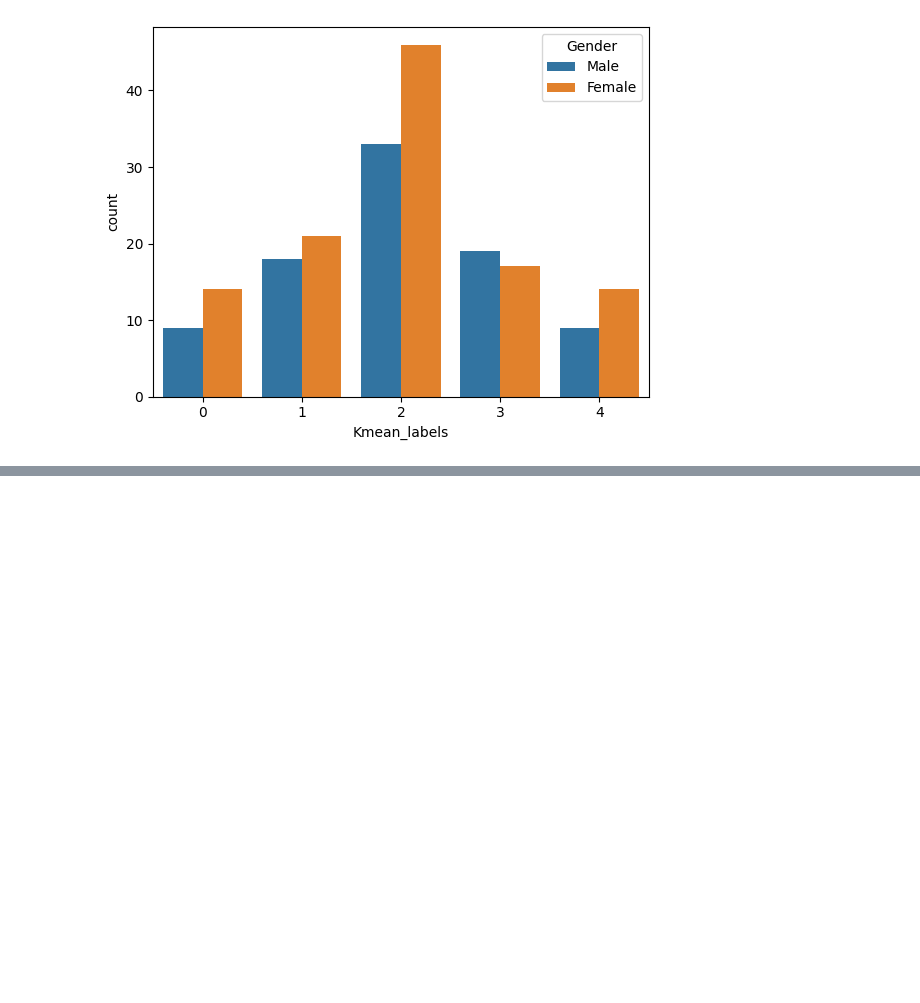
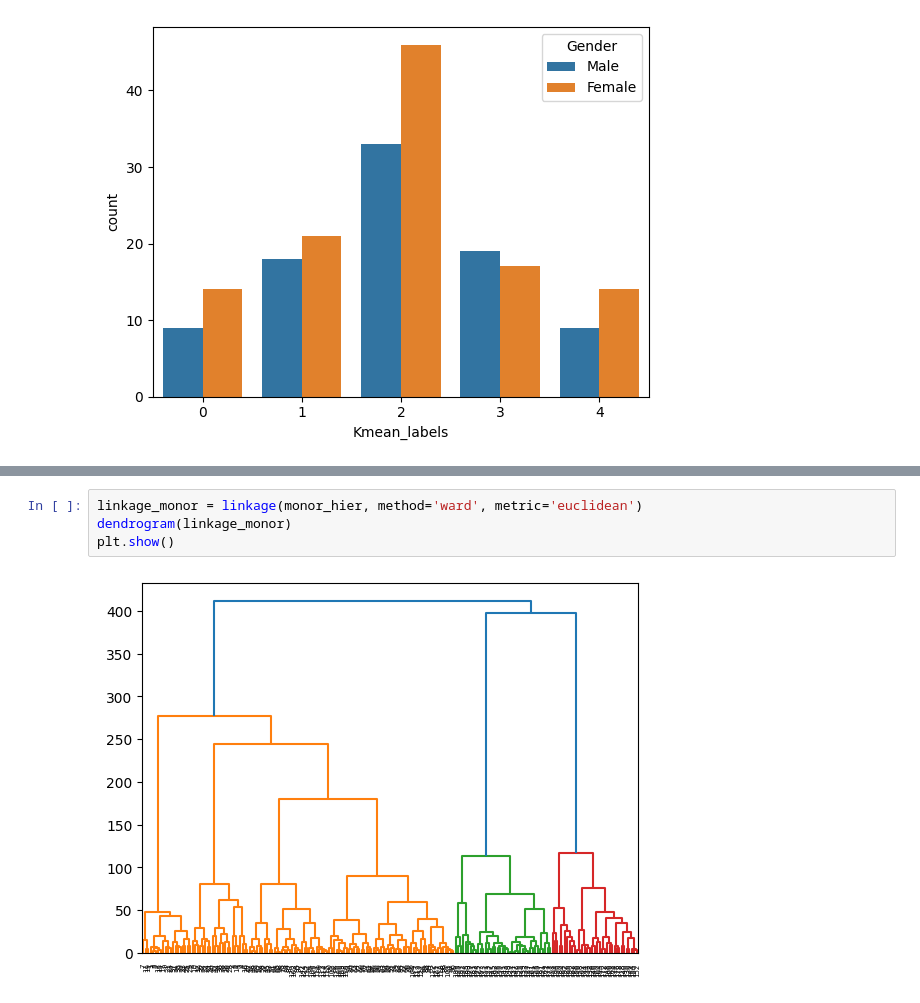
Before and after one commit to Petint/AI-and-DS, a Jupyter notebook: ds4/ds-4.ipynb, the cells around one changed output, grey strips where cells are left out. Saved outputs shown, nothing was run; the diff lists cells and outputs as text; blank space fills up the shorter version.

```diff
--- a/ds4/ds-4.ipynb
+++ b/ds4/ds-4.ipynb
@@ -73,0 +88,6 @@ ValueError: Mime type rendering requires nbformat>=4.2.0 but it is not installed
+# %%
+linkage_monor = linkage(monor_hier, method='ward', metric='euclidean')
+dendrogram(linkage_monor)
+plt.show()
+# %% [output]
+[figure, added]
```
Also changed, not shown: parts of 4 cells of this notebook.
